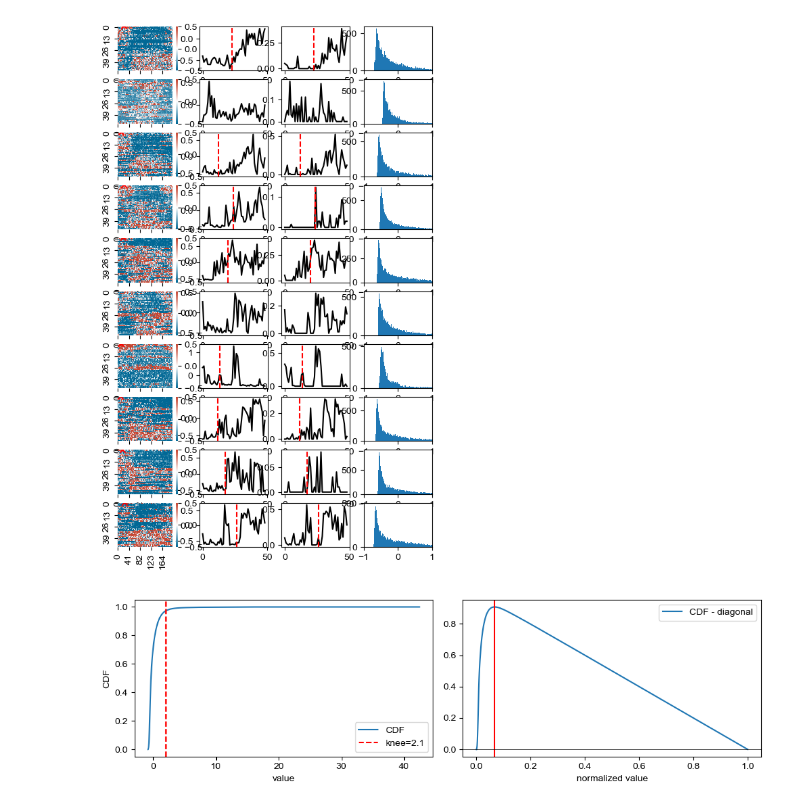
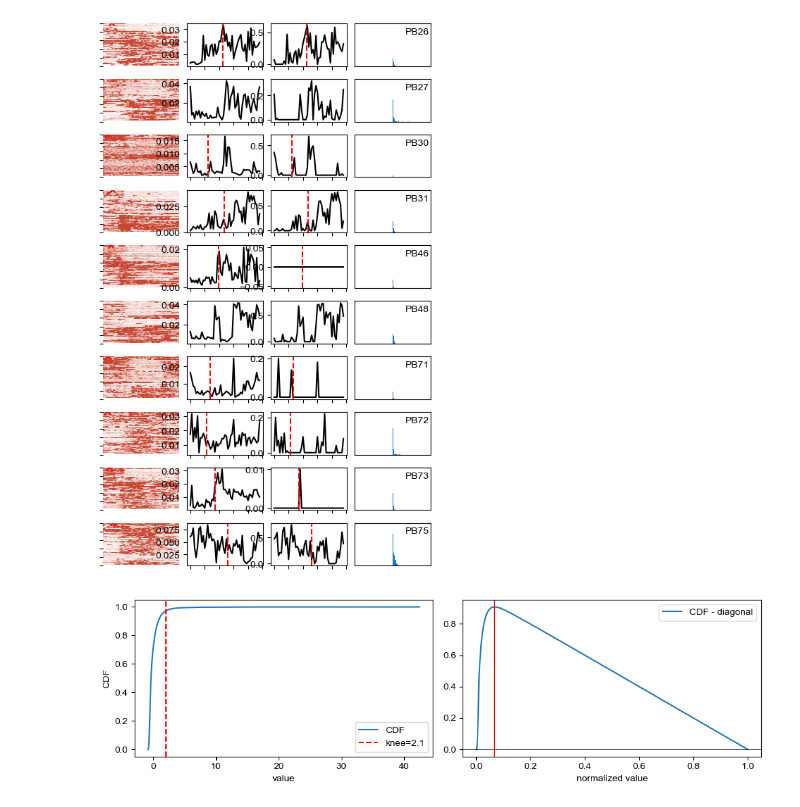
Before and after one commit to jaimemcc/bazzino, a Jupyter notebook: notebooks/behav_indvidual_rats.ipynb, the cells around one changed output. Drawn from its saved outputs; the diff is of its cells as text; code cells hidden in the pictures.

Commit message:
getting movement working

```diff
--- a/notebooks/behav_indvidual_rats.ipynb
+++ b/notebooks/behav_indvidual_rats.ipynb
@@ -20,13 +20,19 @@ custom_cmap = LinearSegmentedColormap.from_list("custom_diverging", [colors[1],
 DATAFOLDER = Path("..//data")
 RESULTSFOLDER = Path("..//results")
 # %%
-with open(DATAFOLDER / "behav_data.pickle", "rb") as f:
+# with open(DATAFOLDER / "behav_data.pickle", "rb") as f:
+#     data = dill.load(f)
+
+# x_array = data["x_vel"]
+# #snips_photo = data["snips_photo"]
+# snips_vel = data["snips_vel"]
+# snips_still = data["snips_still"]
+
+with open(DATAFOLDER / "movement_data.pickle", "rb") as f:
     data = dill.load(f)
 
-x_array = data["x_vel"]
-#snips_photo = data["snips_photo"]
-snips_vel = data["snips_vel"]
-snips_still = data["snips_still"]
+x_array = data["x_movement"]
+snips_movement = data["snips_movement"]
 
 with open(DATAFOLDER / "sigmoidal_fits.pickle", "rb") as f:
     fits = dill.load(f)
@@ -61,24 +69,52 @@ def get_time_moving(snips, threshold=1):
 
     return np.array(moving)
 
+def scale_vlim_to_data(snips, percentile=99):
+    # Get the vlim values for the heatmap based on the data distribution
+    vlim = np.percentile(np.abs(snips), percentile)
+    return -vlim, vlim
+
+def otsu_threshold(values, nbins=256):
+    x = np.asarray(values).ravel()
+    x = x[np.isfinite(x)]
+    hist, bin_edges = np.histogram(x, bins=nbins)
+    bin_centers = 0.5*(bin_edges[:-1] + bin_edges[1:])
+    weight1 = np.cumsum(hist).astype(float)
+    weight2 = weight1[-1] - weight1
+    mean1 = np.cumsum(hist * bin_centers) / np.maximum(weight1, 1)
+    mean2 = (np.cumsum((hist * bin_centers)[::-1]) / np.maximum(weight2[::-1], 1))[::-1]
+    # Between-class variance:
+    var_between = weight1[:-1] * weight2[:-1] * (mean1[:-1] - mean2[:-1])**2
+    idx = np.nanargmax(var_between)
+    return float(bin_centers[:-1][idx])
+
+
 query_string = "condition == 'deplete' & infusiontype == '45NaCl'"
 
 rats = x_array.query(query_string).id.unique()
 
-f, ax = plt.subplots(nrows=len(rats), ncols=4, figsize=(6, len(rats)))
+pc = 80
+
+f, ax = plt.subplots(nrows=len(rats), ncols=4, figsize=(6, len(rats)),
+                     gridspec_kw={'hspace': 0.3, 'wspace': 0.1})
 
 for i, rat in enumerate(rats):
     query_string = f"condition == 'deplete' & infusiontype == '45NaCl' & id == '{rat}'"
-    snips_tmp = snips_still[x_array.query(query_string).index]
+    snips_tmp = snips_movement[x_array.query(query_string).index]
     print(rat, snips_tmp.shape)
 
     sns.heatmap(snips_tmp,
-                vmin=-0.5,
-                vmax=0.5,
+                vmin=scale_vlim_to_data(snips_tmp, percentile=pc)[0],
+                vmax=scale_vlim_to_data(snips_tmp, percentile=pc)[1],
                 ax=ax[i, 0],
-                cmap=custom_cmap,)
+                cmap=custom_cmap,
+                cbar=False)
+
+    ax[i, 0].set_yticks([0, 10, 20, 30, 40, 50], labels=["","","","","",""])
+    ax[i, 0].set_xticks([])
 
     ax[i, 1].plot(np.nanmedian(snips_tmp[:,50:150], axis=1), color='k')
+    ax[i, 1].set_xticks([0, 10, 20, 30, 40, 50], labels=["","","","","",""])
 
     # threshold from individual rats
     thr = otsu_threshold(snips_tmp.flatten())
@@ -88,6 +124,7 @@ for i, rat in enumerate(rats):
     # thr = otsu_threshold(snips_still.flatten())
 
     ax[i, 2].plot(get_time_moving(snips_tmp, threshold=thr), color='k')
+    ax[i, 2].set_xticks([0, 10, 20, 30, 40, 50], labels=["","","","","",""])
 
     try:
         transition_point = fits_df_cluster_raw.query("id == @rat").x0_orig.values[0]
@@ -100,7 +137,11 @@ for i, rat in enumerate(rats):
 
     ax[i, 3].hist(snips_tmp.flatten(), bins=1000)
     ax[i, 3].set_xlim([-1, 1])
+    ax[i, 3].set_xticks([])
+    ax[i, 3].set_yticks([])
 
-f.savefig(RESULTSFOLDER / "figure_snips_still_deplete_45NaCl_individualrats.png", bbox_inches='tight')
+    ax[i, 3].text(0.98, 0.9, rat, transform=ax[i, 3].transAxes, ha='right', va='top')
+
+f.savefig(RESULTSFOLDER / "figure_snips_movement_deplete_45NaCl_individualrats.png", bbox_inches='tight')
 # %% [output]
 PB26 (49, 200)
@@ -126,2 +167,2 @@ PB75 (49, 200)
-[figure, old version]
+[figure, new version]
 # %%
```
Also changed, not shown: parts of 9 cells of this notebook, 1 other file.
